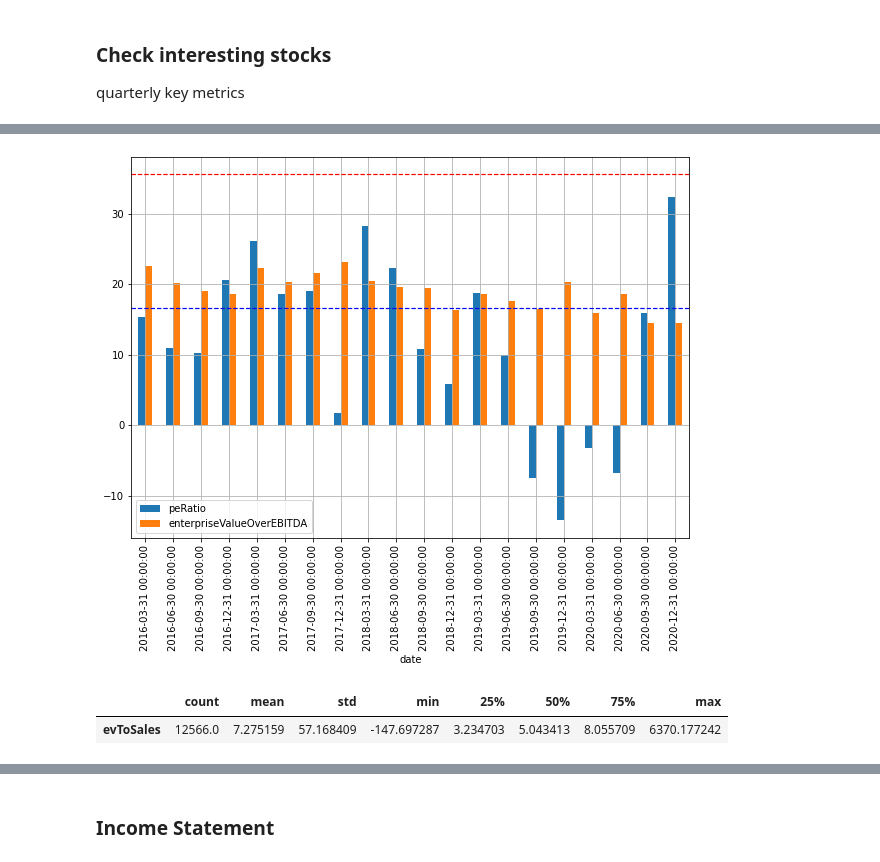
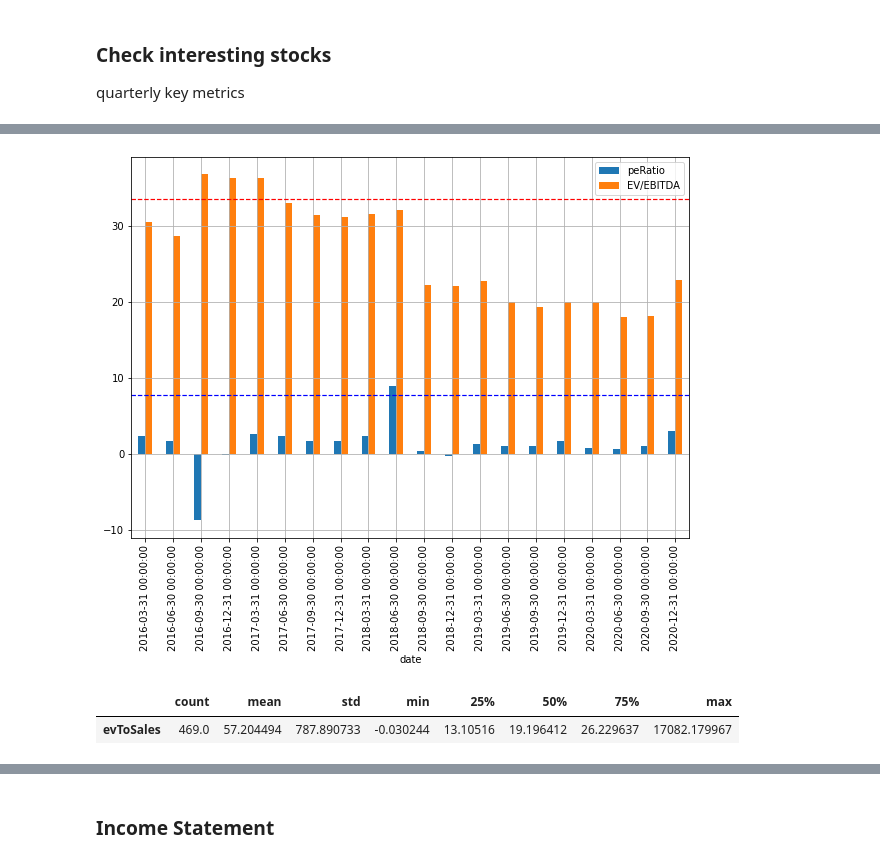
Before and after one commit to alwz1/fmp_fundamentals, a Jupyter notebook: fmp_fundamentals.ipynb, the cells around one changed output, grey strips where cells are left out. Saved outputs shown, nothing was run; the diff lists cells and outputs as text; code cells hidden in the pictures.

Commit message:
feat: rename columns for output of get_key_metrics_tickers

```diff
--- a/fmp_fundamentals.ipynb
+++ b/fmp_fundamentals.ipynb
@@ -364,23 +377,23 @@ mid_cap = 2000000000
 small_cap = 300000000
 
 params = {'sector': 'Industrials',
-          #'industry': 'Software Infrastructure',
-          'country': 'US',
-          #'exchange': 'NYSE',
+          'industry': 'Marine Shipping',
+          #'country': 'US',
+          #'exchange': 'NASDAQ',
           'isEtf': False,
-          'marketCapLowerThan': large_cap,
-          'marketCapMoreThan': mid_cap,
+          'marketCapLowerThan': mid_cap,
+          'marketCapMoreThan': small_cap,
           'volumeMoreThan': 100000,
           'limit': 300}
 
 def get_stock_screener(params):
     response = requests.get("https://financialmodelingprep.com/api/v3/stock-screener?"
-                            #+ 'marketCapLowerThan=' + str(params['marketCapLowerThan'])
+                            + 'marketCapLowerThan=' + str(params['marketCapLowerThan'])
                             + '&marketCapMoreThan=' + str(params['marketCapMoreThan'])
                             + '&volumeMoreThan=' + str(params['volumeMoreThan'])
                             + '&sector=' + str(params['sector'])
-                            #+ '&industry=' + str(params['industry'])
-                            + '&country=' + str(params['country'])
+                            + '&industry=' + str(params['industry'])
+                            #+ '&country=' + str(params['country'])
                             #+ '&exchange=' + str(params['exchange'])
                             + '&isEtf=' + str(params['isEtf'])
                             + '&limit=' + str(params['limit'])
@@ -460,7 +453,9 @@ def get_key_metrics_tickers(tickers, period):
         'freeCashFlowYield',
         'debtToEquity',
         'roic',
-        'roe'
+        'roe',
+        'salesGeneralAndAdministrativeToRevenue',
+        'researchAndDdevelopementToRevenue'
     ]
 
     dataframes = []
@@ -476,8 +471,14 @@ def get_key_metrics_tickers(tickers, period):
     df['debtToEquity'] = pd.to_numeric(df['debtToEquity'])
     df['roic'] = pd.to_numeric(df['roic'])
     df['roe'] = pd.to_numeric(df['roe'])
+    df['salesGeneralAndAdministrativeToRevenue'] = pd.to_numeric(df['salesGeneralAndAdministrativeToRevenue'])
+    df['researchAndDdevelopementToRevenue'] = pd.to_numeric(df['researchAndDdevelopementToRevenue'])
+    df_metrics = df[metrics]
+    df_metrics = df_metrics.rename(columns={'enterpriseValueOverEBITDA': 'EV/EBITDA',
+                       'salesGeneralAndAdministrativeToRevenue': 'SG&A/revenue',
+                       'researchAndDdevelopementToRevenue': 'R&D/revenue' })
 
-    return df[metrics]
+    return df_metrics
 
 
 def make_comparison_plot(df_0, ticker_a, ticker_b, metrics):
@@ -645,7 +603,7 @@ df_metrics.dropna().groupby(level=0).median().sort_values(by=['debtToEquity'], a
 ### Check interesting stocks
 quarterly key metrics
 # %%
-ticker_of_interest = 'R'
+ticker_of_interest = 'DAC'
 # %%
 profile = get_profile(ticker_of_interest)
 profile.iloc[[0, 4, 9, 14, 15, 17, 19, 20,]]
@@ -679,14 +637,14 @@ quarterly_stat.loc[['peRatio', 'enterpriseValueOverEBITDA']]
 # %%
-df_stock_metrics[['peRatio', 'enterpriseValueOverEBITDA']][:20].sort_index().plot.bar(grid=True, figsize=(10,7));
+df_stock_metrics[['peRatio', 'EV/EBITDA']][:20].sort_index().plot.bar(grid=True, figsize=(10,7));
 plt.axhline(y = quarterly_stat.loc['peRatio']['50%'], lw=1.2,ls='--', color='b');
-plt.axhline(y = quarterly_stat.loc['enterpriseValueOverEBITDA']['50%'], lw=1.2,ls='--', color='r');
+plt.axhline(y = quarterly_stat.loc['EV/EBITDA']['50%'], lw=1.2,ls='--', color='r');
 # %% [output]
-[figure, old version]
+[figure, new version]
 # %%
 quarterly_stat.loc[['evToSales']]
 # %% [output]
 |  | count | mean | std | min | 25% | 50% | 75% | max |
-| evToSales | 12566.0 | 7.275159 | 57.168409 | -147.697287 | 3.234703 | 5.043413 | 8.055709 | 6370.177242 |
+| evToSales | 469.0 | 57.204494 | 787.890733 | -0.030244 | 13.10516 | 19.196412 | 26.229637 | 17082.179967 |
 # %%
 df_stock_metrics['evToSales'][:20].sort_index().plot.bar(grid=True, figsize=(10,7), legend=True);
 plt.axhline(y = quarterly_stat.loc['evToSales']['50%'], lw=1.2,ls='--', color='m');
```
Also changed, not shown: parts of 39 cells of this notebook.
